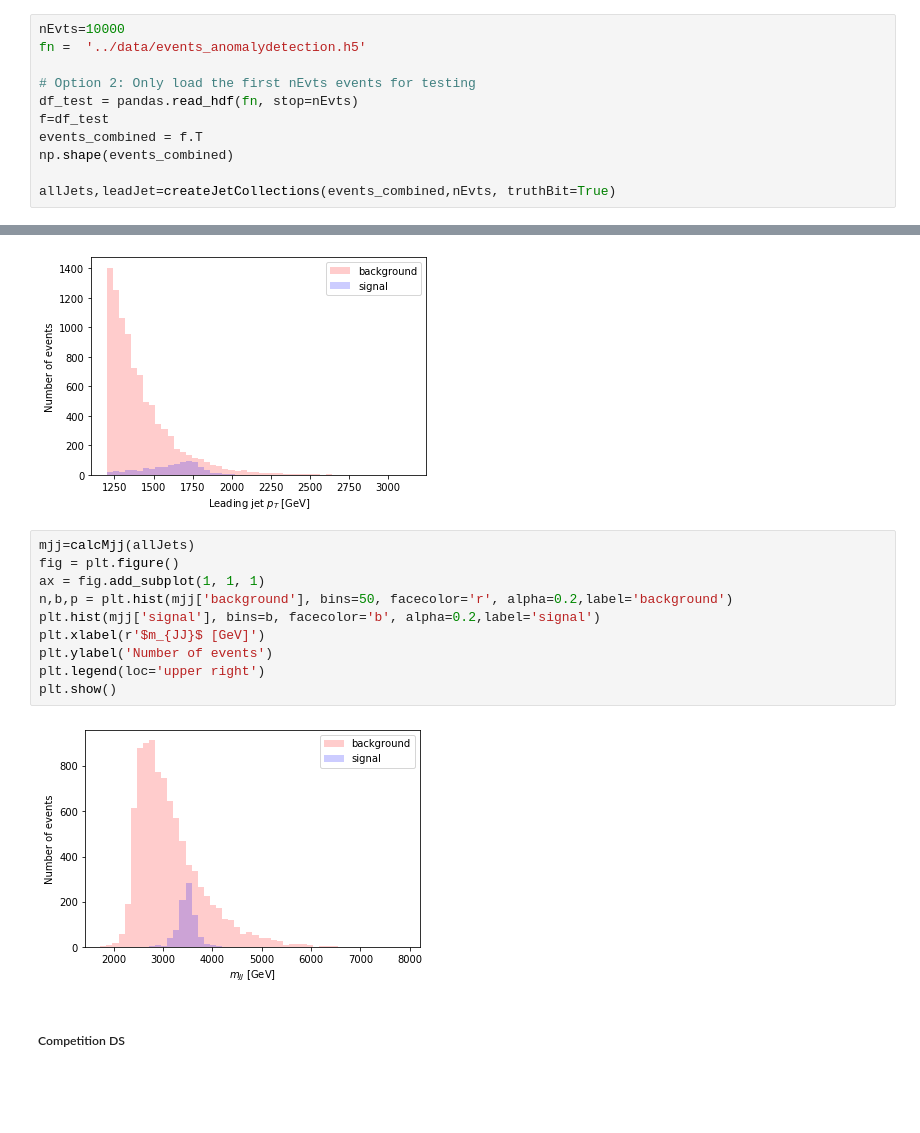
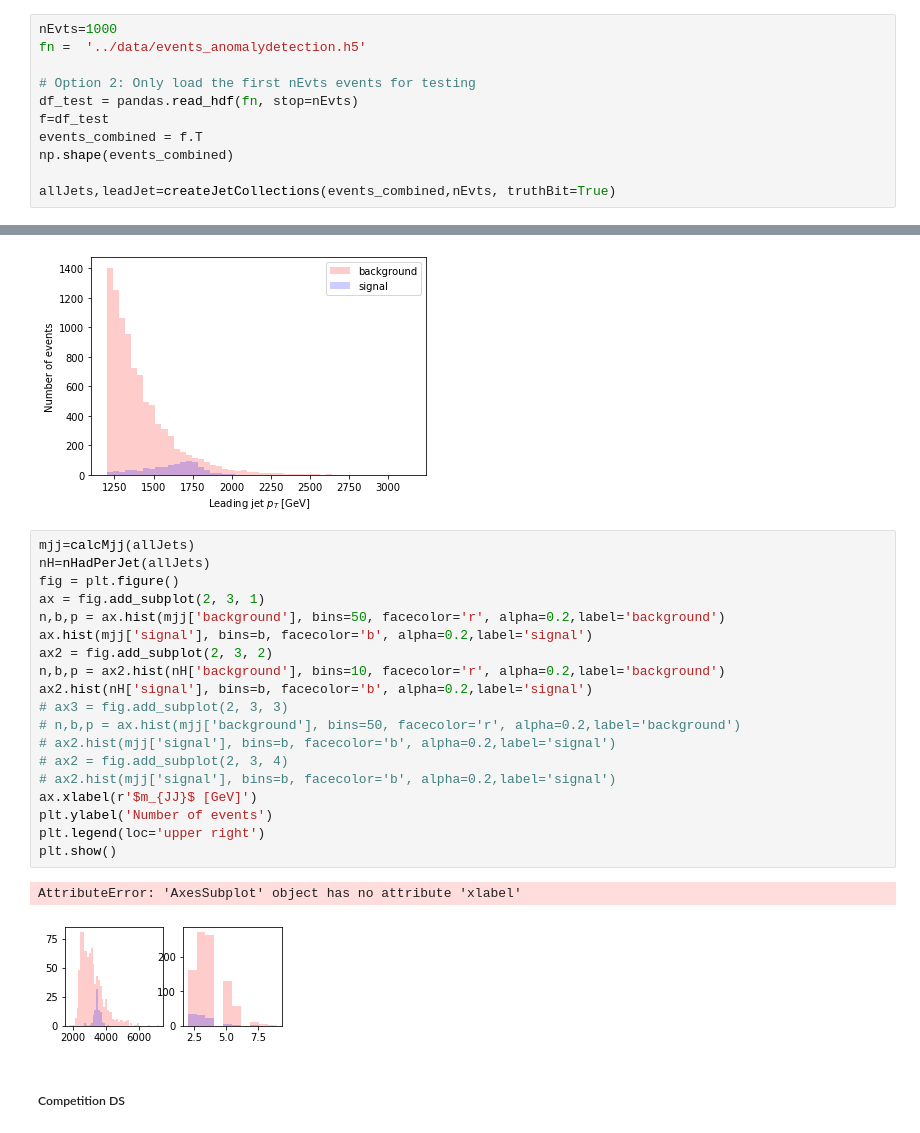
Before and after one commit to ezeeEric/LHCOlymp, a Jupyter notebook: notebooks/overview.ipynb, the cells around one changed output, grey strips where cells are left out. Cells and saved outputs as stored; diff of their text form; blank space fills up the shorter version.

```diff
--- a/notebooks/overview.ipynb
+++ b/notebooks/overview.ipynb
@@ -72,7 +84,7 @@ from dataPreparation import createJetCollections
 # %% [markdown]
 ##### Benchmark Dataset
 # %%
-nEvts=10000
+nEvts=1000
 fn =  '../data/events_anomalydetection.h5'
 
 # Option 2: Only load the first nEvts events for testing
@@ -116,16 +128,26 @@ plt.show()
 [figure]
 # %%
 mjj=calcMjj(allJets)
+nH=nHadPerJet(allJets)
 fig = plt.figure()
-ax = fig.add_subplot(1, 1, 1)
-n,b,p = plt.hist(mjj['background'], bins=50, facecolor='r', alpha=0.2,label='background')
-plt.hist(mjj['signal'], bins=b, facecolor='b', alpha=0.2,label='signal')
-plt.xlabel(r'$m_{JJ}$ [GeV]')
+ax = fig.add_subplot(2, 3, 1)
+n,b,p = ax.hist(mjj['background'], bins=50, facecolor='r', alpha=0.2,label='background')
+ax.hist(mjj['signal'], bins=b, facecolor='b', alpha=0.2,label='signal')
+ax2 = fig.add_subplot(2, 3, 2)
+n,b,p = ax2.hist(nH['background'], bins=10, facecolor='r', alpha=0.2,label='background')
+ax2.hist(nH['signal'], bins=b, facecolor='b', alpha=0.2,label='signal')
+# ax3 = fig.add_subplot(2, 3, 3)
+# n,b,p = ax.hist(mjj['background'], bins=50, facecolor='r', alpha=0.2,label='background')
+# ax2.hist(mjj['signal'], bins=b, facecolor='b', alpha=0.2,label='signal')
+# ax2 = fig.add_subplot(2, 3, 4)
+# ax2.hist(mjj['signal'], bins=b, facecolor='b', alpha=0.2,label='signal')
+ax.xlabel(r'$m_{JJ}$ [GeV]')
 plt.ylabel('Number of events')
 plt.legend(loc='upper right')
 plt.show()
 # %% [output]
+AttributeError: 'AxesSubplot' object has no attribute 'xlabel'
-[figure, old version]
+[figure, new version]
 # %% [markdown]
 ##### Competition DS
 # %%
```
Also changed, not shown: parts of 4 cells of this notebook, 3 other files.
